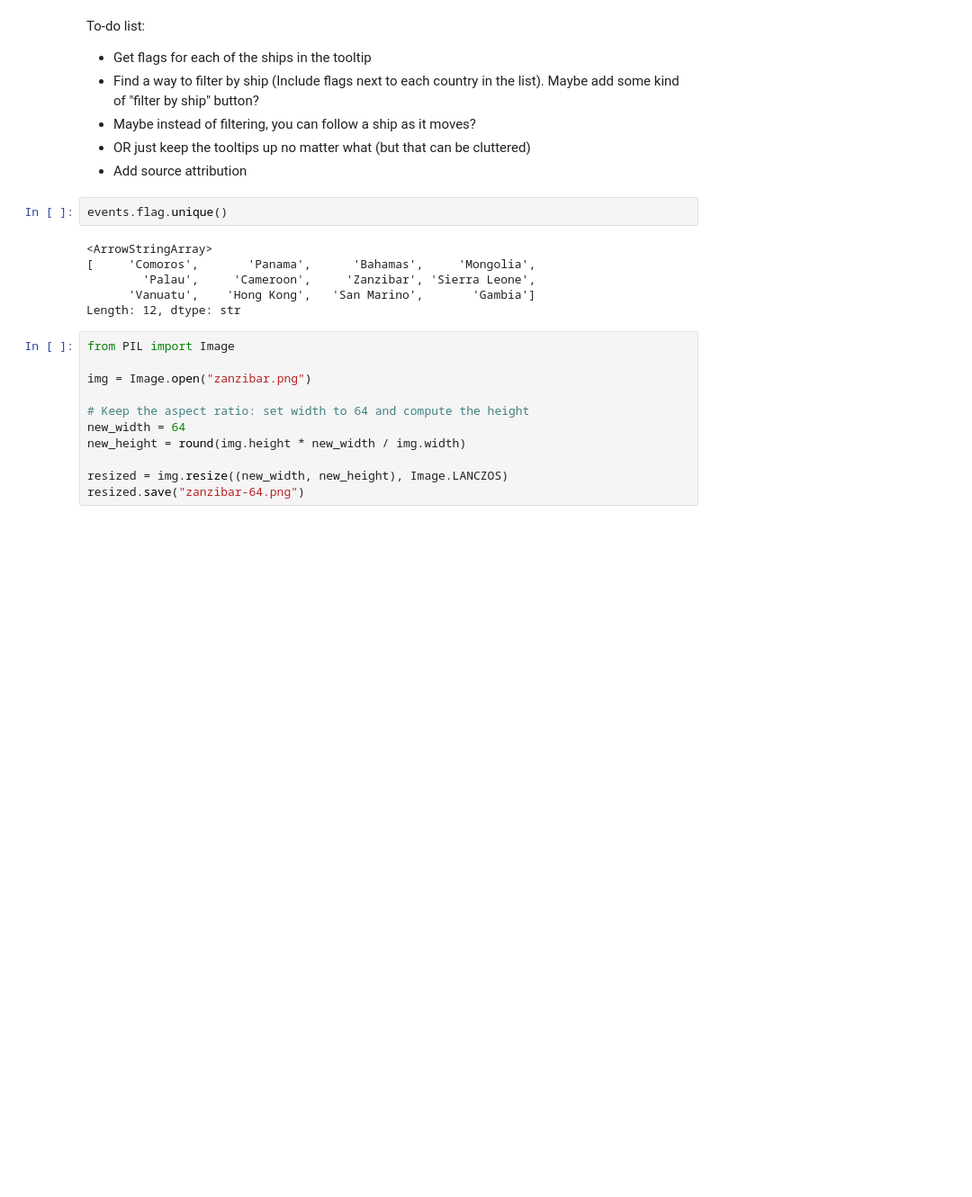
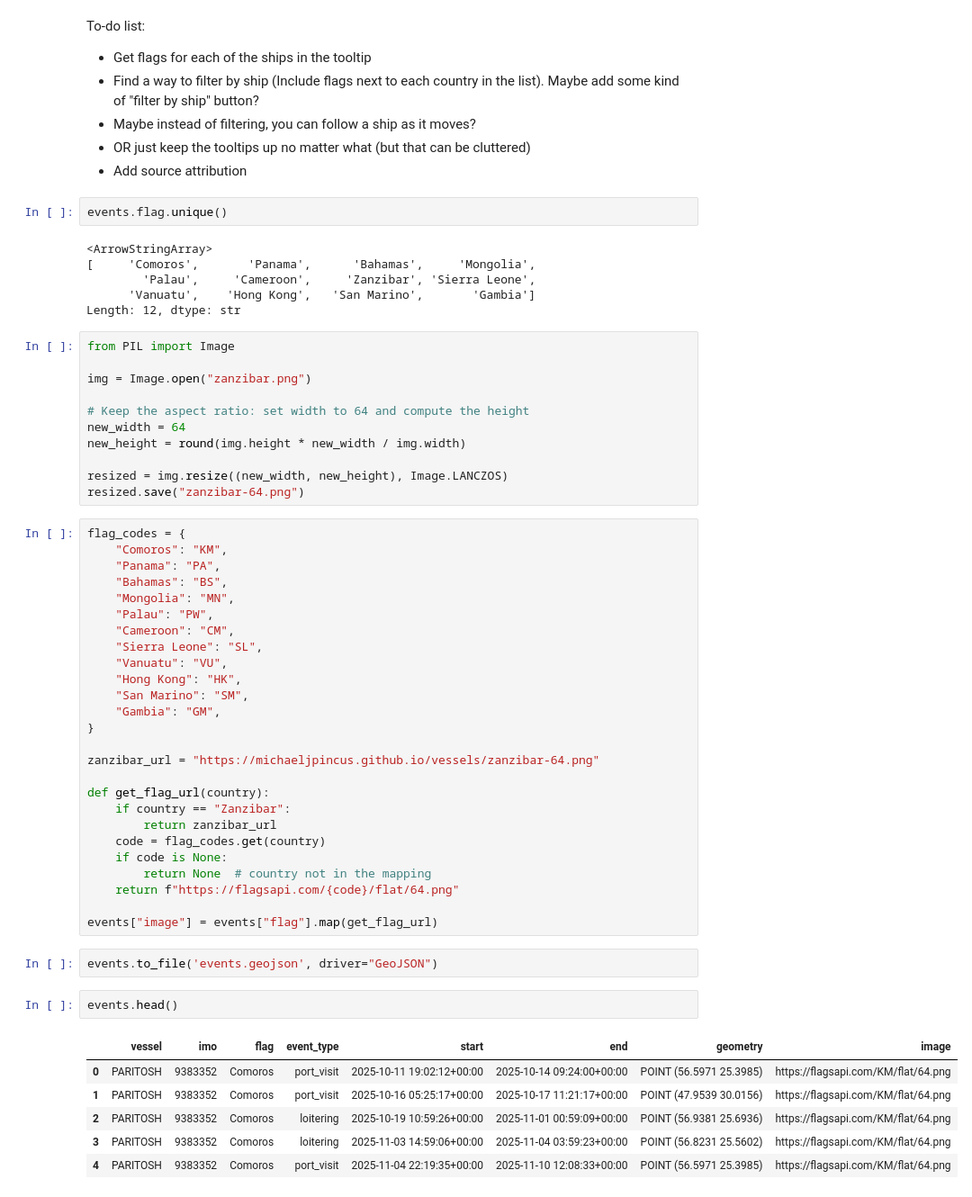
Before and after one commit to michaeljpincus/vessels, a Jupyter notebook: vessels.ipynb, the cells around one changed output. Shown at 90% size. Cells and saved outputs as stored; diff of their text form; blank space fills up the shorter version.

Commit message:
added flags to popup

```diff
--- a/vessels.ipynb
+++ b/vessels.ipynb
@@ -202,3 +202,40 @@ new_height = round(img.height * new_width / img.width)
 
 resized = img.resize((new_width, new_height), Image.LANCZOS)
 resized.save("zanzibar-64.png")
+# %%
+flag_codes = {
+    "Comoros": "KM",
+    "Panama": "PA",
+    "Bahamas": "BS",
+    "Mongolia": "MN",
+    "Palau": "PW",
+    "Cameroon": "CM",
+    "Sierra Leone": "SL",
+    "Vanuatu": "VU",
+    "Hong Kong": "HK",
+    "San Marino": "SM",
+    "Gambia": "GM",
+}
+
+zanzibar_url = "https://michaeljpincus.github.io/vessels/zanzibar-64.png"
+
+def get_flag_url(country):
+    if country == "Zanzibar":
+        return zanzibar_url
+    code = flag_codes.get(country)
+    if code is None:
+        return None  # country not in the mapping
+    return f"https://flagsapi.com/{code}/flat/64.png"
+
+events["image"] = events["flag"].map(get_flag_url)
+# %%
+events.to_file('events.geojson', driver="GeoJSON")
+# %%
+events.head()
+# %% [output]
+|  | vessel | imo | flag | event_type | start | end | geometry | image |
+| 0 | PARITOSH | 9383352 | Comoros | port_visit | 2025-10-11 19:02:12+00:00 | 2025-10-14 09:24:00+00:00 | POINT (56.5971 25.3985) | https://flagsapi.com/KM/flat/64.png |
+| 1 | PARITOSH | 9383352 | Comoros | port_visit | 2025-10-16 05:25:17+00:00 | 2025-10-17 11:21:17+00:00 | POINT (47.9539 30.0156) | https://flagsapi.com/KM/flat/64.png |
+| 2 | PARITOSH | 9383352 | Comoros | loitering | 2025-10-19 10:59:26+00:00 | 2025-11-01 00:59:09+00:00 | POINT (56.9381 25.6936) | https://flagsapi.com/KM/flat/64.png |
+| 3 | PARITOSH | 9383352 | Comoros | loitering | 2025-11-03 14:59:06+00:00 | 2025-11-04 03:59:23+00:00 | POINT (56.8231 25.5602) | https://flagsapi.com/KM/flat/64.png |
+| 4 | PARITOSH | 9383352 | Comoros | port_visit | 2025-11-04 22:19:35+00:00 | 2025-11-10 12:08:33+00:00 | POINT (56.5971 25.3985) | https://flagsapi.com/KM/flat/64.png |
```
Also changed, not shown: 3 other files.
